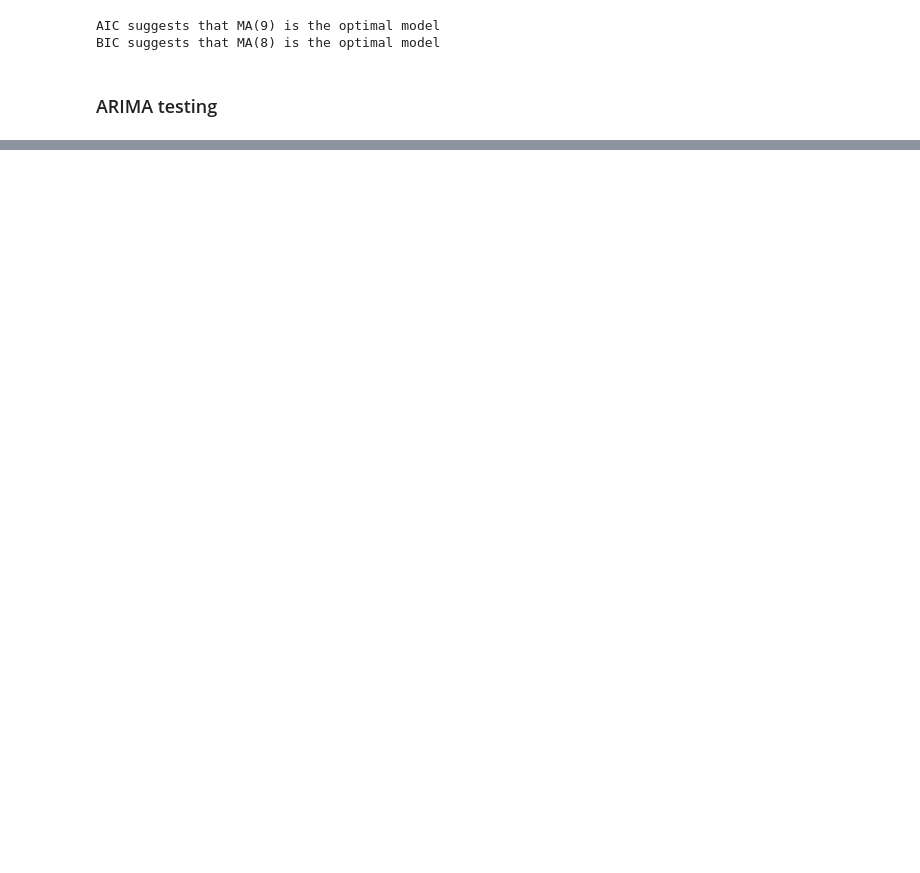
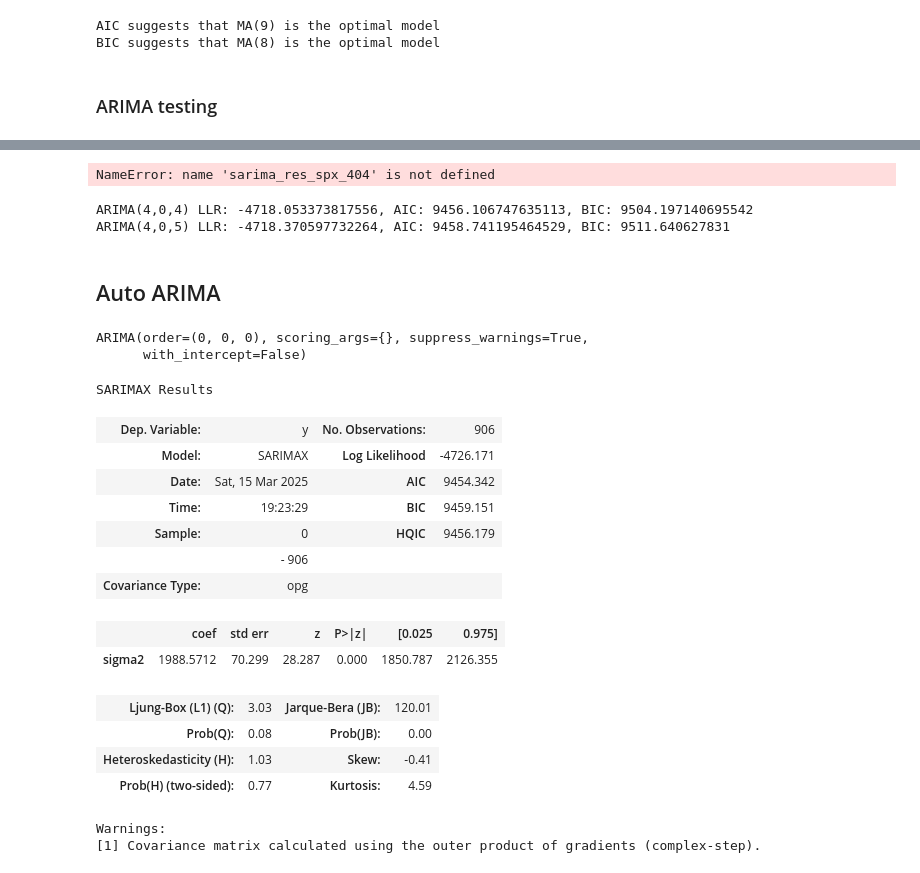
Before and after one commit to hivan04/spx_price_forecast, a Jupyter notebook: Notebooks/2. model_training_spx.ipynb, the cells around one changed output, grey strips where cells are left out. Drawn from its saved outputs; the diff is of its cells as text; code cells hidden in the pictures; blank space fills up the shorter version.

```diff
--- a/Notebooks/2. model_training_spx.ipynb
+++ b/Notebooks/2. model_training_spx.ipynb
@@ -773,0 +793,30 @@ plt.ylim(-0.1,0.1)
+# %%
+arima_res_spx_404 = results_arima_spx_404.resid
+sgt.plot_acf(sarima_res_spx_404, zero = False, lags = 40)
+plt.title("ACF of Residuals for S&P 500: ARIMA(4,0,4)", size = 15)
+plt.ylim(-0.15,0.15)
+
+arima_res_spx_405 = results_arima_spx_405.resid
+sgt.plot_acf(arima_res_spx_405, zero = False, lags = 40)
+plt.title("ACF of Residuals for S&P 500: ARIMA(4,0,5)", size = 15)
+plt.ylim(-0.15,0.15)
+
+sarima_res_spx_405 = results_sarima_spx_405.resid
+sgt.plot_acf(sarima_res_spx_405, zero = False, lags = 40)
+plt.title("ACF of Residuals for S&P 500: SARIMA(4,0,5)(1,0,1,21)", size = 15)
+plt.ylim(-0.15,0.15)
+
+#We find that ARIMA(4,0,4) does in fact mitigate the isuse of autocorrelation in the residuals, so we will proceed
+#with this model, after checking its LLR, AIC and BIC.
+# %% [output]
+NameError: name 'sarima_res_spx_404' is not defined
+# %%
+print(f"ARIMA(4,0,4) LLR: {results_arima_spx_404.llf}, AIC: {results_arima_spx_404.aic}, BIC: {results_arima_spx_404.bic}")
+print(f"ARIMA(4,0,5) LLR: {results_arima_spx_405.llf}, AIC: {results_arima_spx_405.aic}, BIC: {results_arima_spx_405.bic}")
+
+#We see that ARIMA(4,0,4) has the highest LLR (marginally) and the lowest AIC & BIC values.
+# %% [output]
+ARIMA(4,0,4) LLR: -4718.053373817556, AIC: 9456.106747635113, BIC: 9504.197140695542
+ARIMA(4,0,5) LLR: -4718.370597732264, AIC: 9458.741195464529, BIC: 9511.640627831
+# %% [markdown]
+## Auto ARIMA
@@ -773,0 +825,25 @@ plt.ylim(-0.1,0.1)
+# %%
+model_spx_auto = auto_arima(df['SPX(i1)'])
+model_spx_auto
+# %% [output]
+ARIMA(order=(0, 0, 0), scoring_args={}, suppress_warnings=True,
+      with_intercept=False)
+# %%
+model_spx_auto.summary()
+# %% [output]
+SARIMAX Results
+| Dep. Variable: | y | No. Observations: | 906 |
+| Model: | SARIMAX | Log Likelihood | -4726.171 |
+| Date: | Sat, 15 Mar 2025 | AIC | 9454.342 |
+| Time: | 19:23:29 | BIC | 9459.151 |
+| Sample: | 0 | HQIC | 9456.179 |
+|  | - 906 |  |  |
+| Covariance Type: | opg |  |  |
+|  | coef | std err | z | P>|z| | [0.025 | 0.975] |
+| sigma2 | 1988.5712 | 70.299 | 28.287 | 0.000 | 1850.787 | 2126.355 |
+| Ljung-Box (L1) (Q): | 3.03 | Jarque-Bera (JB): | 120.01 |
+| Prob(Q): | 0.08 | Prob(JB): | 0.00 |
+| Heteroskedasticity (H): | 1.03 | Skew: | -0.41 |
+| Prob(H) (two-sided): | 0.77 | Kurtosis: | 4.59 |
+Warnings:
+[1] Covariance matrix calculated using the outer product of gradients (complex-step).
```
Also changed, not shown: parts of 21 cells of this notebook, 43 other files.
